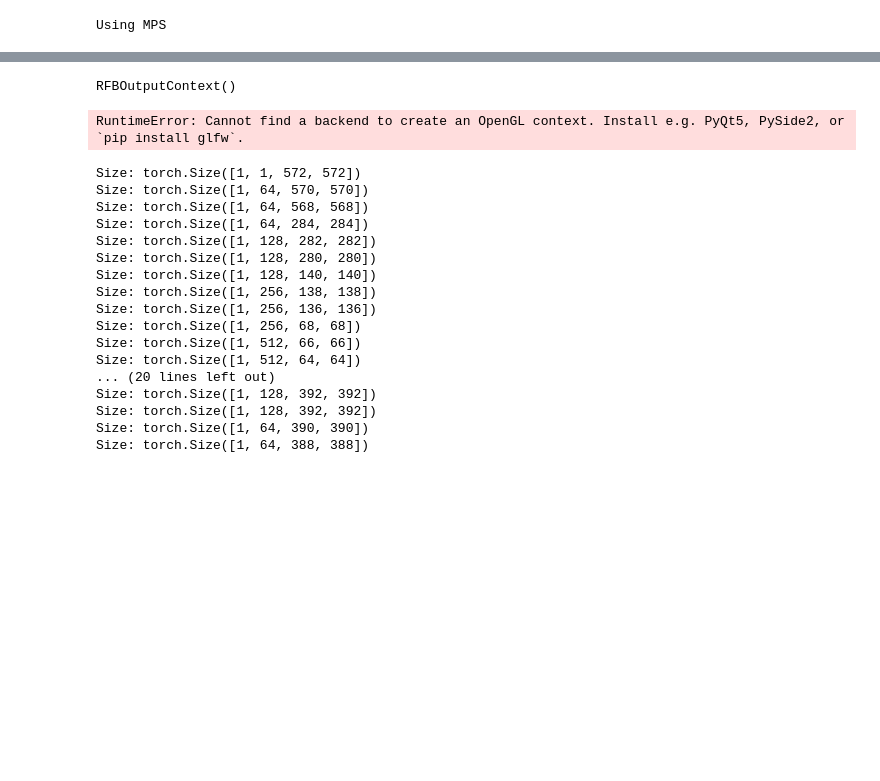
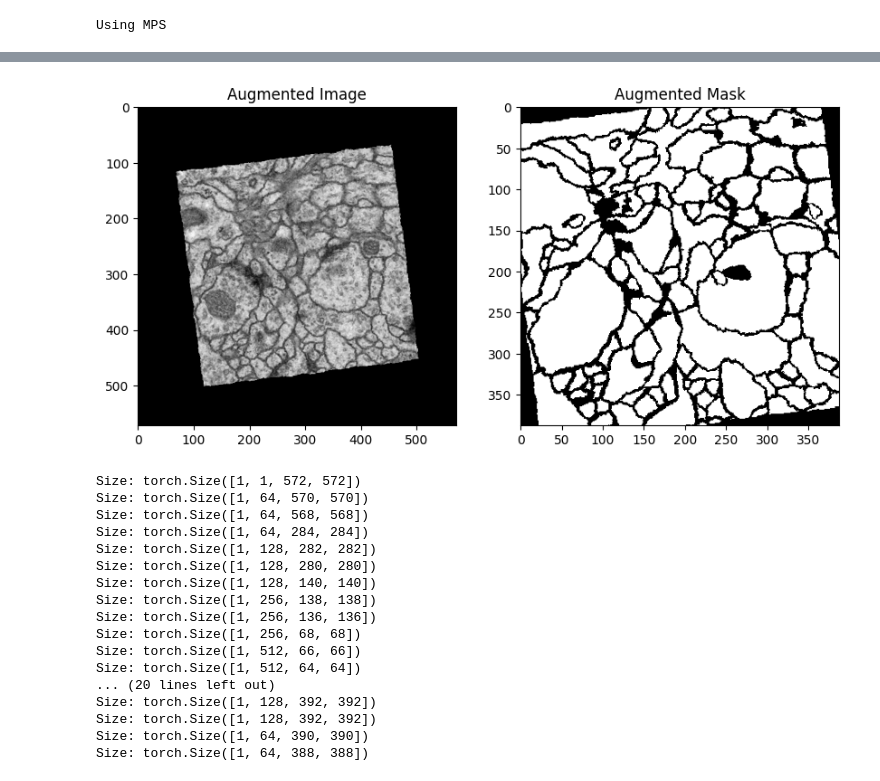
Before and after one commit to Syntoxikoo/Deep-learning-for-segmentation-of-micro-tomography-images, a Jupyter notebook: notebooks/test_Unet.ipynb, the cells around one changed output, grey strips where cells are left out. Cells and saved outputs as stored; diff of their text form; code cells hidden in the pictures; blank space fills up the shorter version.

```diff
--- a/notebooks/test_Unet.ipynb
+++ b/notebooks/test_Unet.ipynb
@@ -227,9 +245,23 @@ torch.Size([10, 388, 388])
+# %%
+
+ds = UnetDataset(path, split='train', transform=pair_transform, padding=92, resized_shape=[388,388])
+img, mask, _ = ds[0]
+
+# Display
+plt.figure(figsize=(10,5))
+plt.subplot(1,2,1)
+plt.imshow(img[0], cmap='gray')
+plt.title("Augmented Image")
+plt.subplot(1,2,2)
+plt.imshow(mask, cmap='gray')
+plt.title("Augmented Mask")
+plt.show()
+# %% [output]
+[figure, added]
 # %%
-import ndv
-ndv.imshow(images)
+# 3D image visu
+# import ndv
+# ndv.imshow(images.numpy())
-# %% [output]
-RFBOutputContext()
-RuntimeError: Cannot find a backend to create an OpenGL context. Install e.g. PyQt5, PySide2, or `pip install glfw`.
 # %%
 import sys
 project_root = str(cwd)
```
Also changed, not shown: parts of 7 cells of this notebook.
